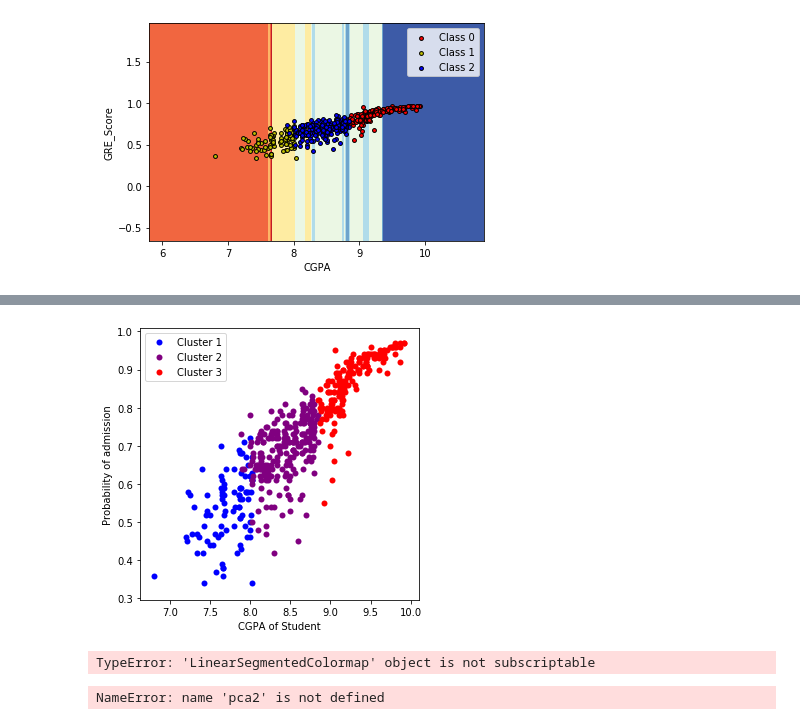
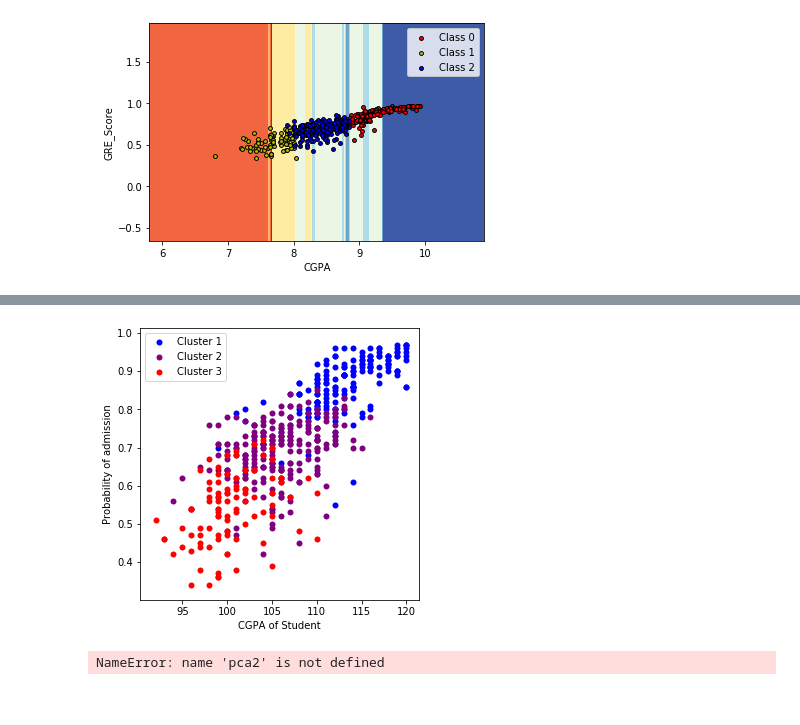
Before and after one commit to koralpc/shapley-bootstrapping, a Jupyter notebook: Notebooks/Untitled.ipynb, the cells around one changed output, grey strips where cells are left out. Saved outputs shown, nothing was run; the diff lists cells and outputs as text; code cells hidden in the pictures.

```diff
--- a/Notebooks/Untitled.ipynb
+++ b/Notebooks/Untitled.ipynb
@@ -37,7 +32,7 @@ import openml
 import os
 os.environ["PATH"] += os.pathsep + 'C:\\Users\\koral\\Documents\\release\\bin'
 # %%
-X,y,_ = datasets.returnDataset(0)
+X,y,name = datasets.returnDataset(0)
 #X.rename(columns = lambda x: x.replace(' ', '_'), inplace=True)
 # %%
 X.shape
@@ -154,6 +156,16 @@ No handles with labels found to put in legend.
 # %%
-pca = PCA(n_components=2)
-pca3 = pca.fit_transform(shap_values)
+explained_var_ratio = 0
+k = 1
+while explained_var_ratio < 0.95:
+    k += 1
+    try:
+        pca = PCA(n_components = k)
+    except:
+        pca = PCA(n_components = 1)
+    pca.fit(shap_values)
+    explained_var_ratio = pca.explained_variance_ratio_.sum()
+pca3 = pca.transform(shap_values)
 kmeans = KMeans(n_clusters=3, random_state=0).fit(shap_values)
 labels_shap = kmeans.predict(shap_values)
-plt.scatter(X['CGPA'][:1000],y[:1000],c = labels_shap[:1000])
+#plt.scatter(pca3[:,0],pca3[:,1],labels_shap)
+#plt.scatter(X['CGPA'][:1000],y[:1000],c = labels_shap[:1000])
@@ -240,3 +266,25 @@ cdict1 = {
               (1.0, 1, 1))
 }  # #1E88E5 -> #ff0052
 red_blue_solid = LinearSegmentedColormap('RedBlue', cdict1)
+# %%
+f = pl.figure(figsize=(5,5),frameon = False)
+colors = ['blue','purple','red']
+for i in np.unique(labels):
+    idx = labels == i
+    pl.scatter(X['TOEFL Score'][idx],
+               y[idx],
+               color = colors[i],
+               #explainer.expected_value + shap_values[:2000,:].sum(1).astype(np.float64),
+               linewidth=0, alpha=1., cmap=red_blue_solid,label = 'Cluster {}'.format(i+1))
+#cb = pl.colorbar(label="Cluster labels", aspect=40, orientation="horizontal" , ticks = np.arange(3))
+#cb.set_alpha(1)
+#cb.draw_all()
+#cb.outline.set_linewidth(0)
+#cb.ax.tick_params('x', length=0)
+#cb.ax.yaxis.set_label_position('right')
+#pl.gca().axis("off")
+#pl.gca().axes.get_yaxis().set_visible(False)
+pl.xlabel("CGPA of Student")
+pl.ylabel("Probability of admission")
+pl.legend()
+pl.show()
@@ -243,31 +293,27 @@ red_blue_solid = LinearSegmentedColormap('RedBlue', cdict1)
 # %%
 f = pl.figure(figsize=(5,5),frameon = False)
 colors = ['blue','purple','red']
 for i in np.unique(labels_shap):
     idx = labels_shap == i
-    pl.scatter(X['CGPA'][idx],
+    pl.scatter(X['TOEFL Score'][idx],
                y[idx],
                color = colors[i],
                #explainer.expected_value + shap_values[:2000,:].sum(1).astype(np.float64),
                linewidth=0, alpha=1., cmap=red_blue_solid,label = 'Cluster {}'.format(i+1))
 #cb = pl.colorbar(label="Cluster labels", aspect=40, orientation="horizontal" , ticks = np.arange(3))
 #cb.set_alpha(1)
 #cb.draw_all()
 #cb.outline.set_linewidth(0)
 #cb.ax.tick_params('x', length=0)
 #cb.ax.yaxis.set_label_position('right')
 #pl.gca().axis("off")
 #pl.gca().axes.get_yaxis().set_visible(False)
 pl.xlabel("CGPA of Student")
 pl.ylabel("Probability of admission")
 pl.legend()
 pl.show()
 # %% [output]
-[figure, old version]
+[figure, new version]
-# %%
-red_blue_solid
-# %% [output]
-TypeError: 'LinearSegmentedColormap' object is not subscriptable
 # %%
 f = pl.figure(figsize=(5,5))
 pl.scatter(pca2[:,0],
```
Also changed, not shown: parts of 16 cells of this notebook, 23 other files.
